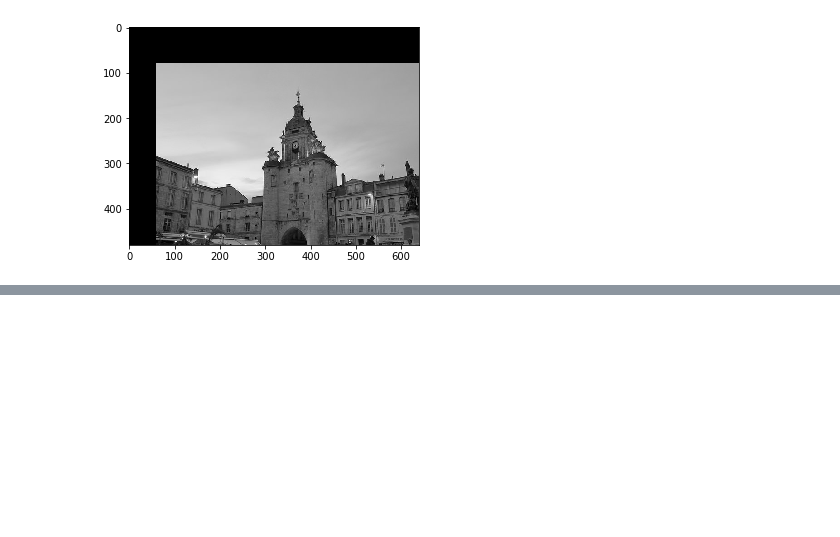
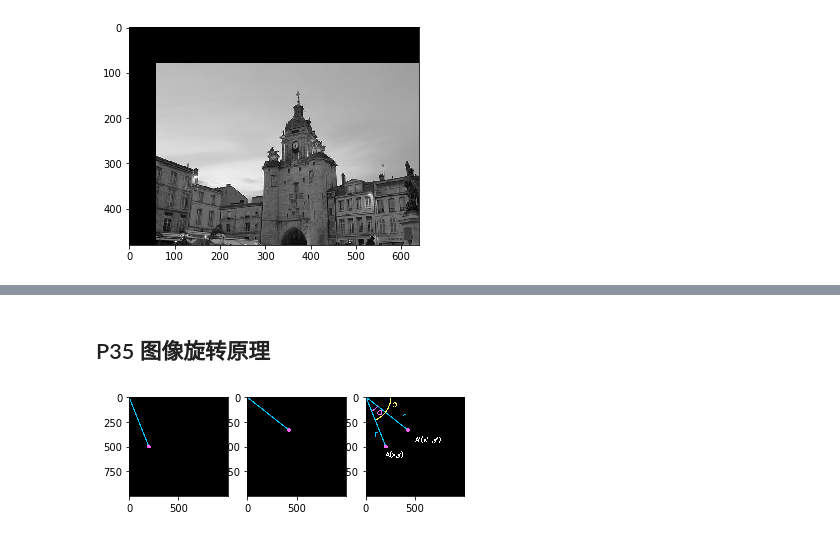
Before and after one commit to thetime50/opencv-practice, a Jupyter notebook: step3-p27.ipynb, the cells around one changed output, grey strips where cells are left out. Cells and saved outputs as stored; diff of their text form; code cells hidden in the pictures; blank space fills up the shorter version.

```diff
--- a/step3-p27.ipynb
+++ b/step3-p27.ipynb
@@ -365,0 +412,48 @@ plt.show( )
+# %% [markdown]
+## P35 图像旋转原理
+# %%
+import cv2 as cv
+import numpy as np
+import matplotlib.pyplot as plt
+import tool
+%matplotlib inline
+
+tool.setGrid(1,3)
+
+#生成一张黑色的图像
+img=np.zeros((1000, 1000,3),np.uint8)
+rows,cols,_ = img.shape
+#画出线段观察坐标系
+cv.line(img,(0,0),(200, 500),(255,200,0),10) #蓝色线段
+cv.circle(img,(200, 500),20, (255, 100,255),-1)
+#显示图像
+imageRGB = cv.cvtColor( img, cv.COLOR_BGR2RGB )
+tool.pltGrid(1,1)
+plt.imshow( imageRGB)
+
+M = cv.getRotationMatrix2D((0, 0),30,1)
+dst = cv.warpAffine(img, M, (cols, rows))
+imageRGB = cv.cvtColor(dst, cv.COLOR_BGR2RGB )
+tool.pltGrid(1,2)
+plt.imshow( imageRGB)
+
+#画出线段观察坐标系
+cv.line(dst,(0,0), (200, 500), (255,200,0),10)
+cv.circle(dst, (200, 500),20, (255, 100,255),-1)
+cv.ellipse(dst,(0,0),(150, 150),0,37,65, (255, 100,255), 10)
+cv.ellipse(dst, (0,0),(250,250),0,0,65, (100,250,255),10)
+
+font=cv.FONT_HERSHEY_SIMPLEX
+cv.putText(dst, 'A(x,y)',(200, 600),font, 2, (255,255,255),7)
+cv.putText(dst,"A'(x' ,y')",(500,450),font, 2, (255,255,255),7)
+cv.putText(dst,"a", (110,180),font, 3,(255, 100,255),7)
+cv.putText(dst,"b", (260, 100),font, 3,(100,250,255),7)
+cv.putText(dst,"r",(80,400),font, 3, (255,200,0),5)
+cv.putText(dst,"r", (360,220),font, 3,(255,200,0),5)
+#显示图像
+tool.pltGrid(1,3)
+imageRGB = cv.cvtColor(dst, cv.COLOR_BGR2RGB)
+plt.imshow( imageRGB)
+plt.show()
+# %% [output]
+[figure, added]
```
Also changed, not shown: parts of 7 cells of this notebook, 1 other file.
